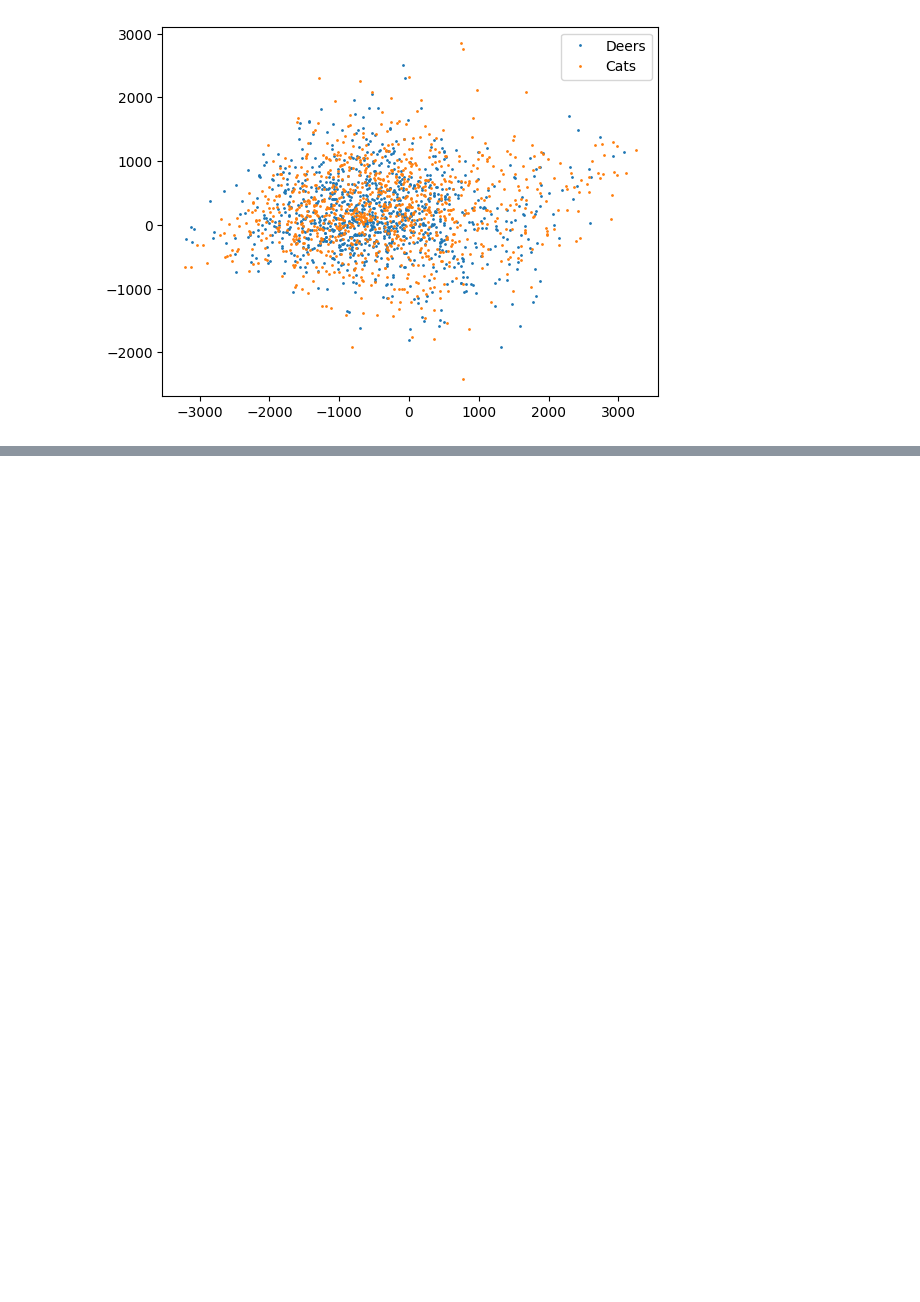
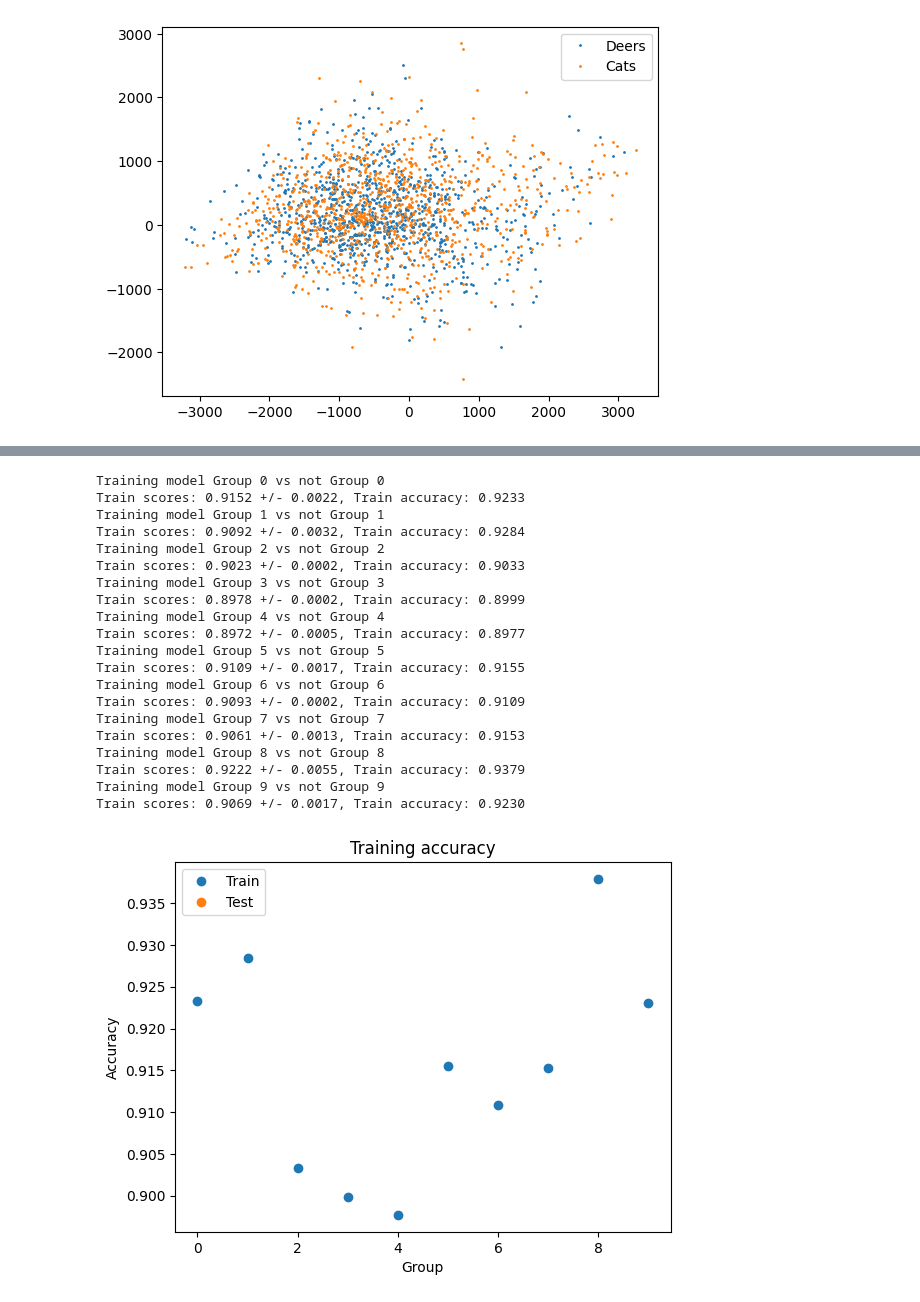
Before and after one commit to pleituer/COMP3314-Asm3, a Jupyter notebook: prototype 1.ipynb, the cells around one changed output, grey strips where cells are left out. Saved outputs shown, nothing was run; the diff lists cells and outputs as text; code cells hidden in the pictures; blank space fills up the shorter version.

```diff
--- a/prototype 1.ipynb
+++ b/prototype 1.ipynb
@@ -280,0 +409,49 @@ Test scores: 0.5622 +/- 0.0760, Test accuracy: 0.7680
+# %%
+class Model2():
+    def __init__(self):
+        self.model = [SVC(C=1, kernel='rbf', probability=True, random_state=69) for i in range(10)]
+        self.pca = [None for i in range(10)]
+        self.train_acc = np.zeros(10)
+        self.test_acc = np.zeros(10)
+    def fit(self, trainData, trainLabels):
+        for i in range(10):
+            print(f"Training model Group {i} vs not Group {i}")
+            self.model[i], _, _, self.pca[i], self.train_acc[i], self.test_acc[i] = getBinaryClassifier(self.model[i], trainData, trainLabels, [i], [j for j in range(10) if j != i])
+        plt.plot(range(10), self.train_acc, 'o', label="Train")
+        plt.plot(range(10), self.test_acc, 'o', label="Test")
+        plt.xlabel("Group")
+        plt.ylabel("Accuracy")
+        plt.legend()
+        plt.title("Training accuracy")
+    def predict(self, data, proba=False):
+        assert self.pca[0] is not None, "Model must be fitted first"
+        preds = np.zeros((data.shape[0], 10))
+        for i in range(10):
+            _data = self.pca[i].transform(data)
+            preds[:, i] += self.model[i].predict_proba(_data)[:, 0]
+        return np.argmax(preds, axis=1) if not proba else preds
+# %%
+model2 = Model2()
+model2.fit(trainData, trainLabels)
+# %% [output]
+Training model Group 0 vs not Group 0
+Train scores: 0.9152 +/- 0.0022, Train accuracy: 0.9233
+Training model Group 1 vs not Group 1
+Train scores: 0.9092 +/- 0.0032, Train accuracy: 0.9284
+Training model Group 2 vs not Group 2
+Train scores: 0.9023 +/- 0.0002, Train accuracy: 0.9033
+Training model Group 3 vs not Group 3
+Train scores: 0.8978 +/- 0.0002, Train accuracy: 0.8999
+Training model Group 4 vs not Group 4
+Train scores: 0.8972 +/- 0.0005, Train accuracy: 0.8977
+Training model Group 5 vs not Group 5
+Train scores: 0.9109 +/- 0.0017, Train accuracy: 0.9155
+Training model Group 6 vs not Group 6
+Train scores: 0.9093 +/- 0.0002, Train accuracy: 0.9109
+Training model Group 7 vs not Group 7
+Train scores: 0.9061 +/- 0.0013, Train accuracy: 0.9153
+Training model Group 8 vs not Group 8
+Train scores: 0.9222 +/- 0.0055, Train accuracy: 0.9379
+Training model Group 9 vs not Group 9
+Train scores: 0.9069 +/- 0.0017, Train accuracy: 0.9230
+[figure, added]
```
Also changed, not shown: parts of 17 cells of this notebook.
